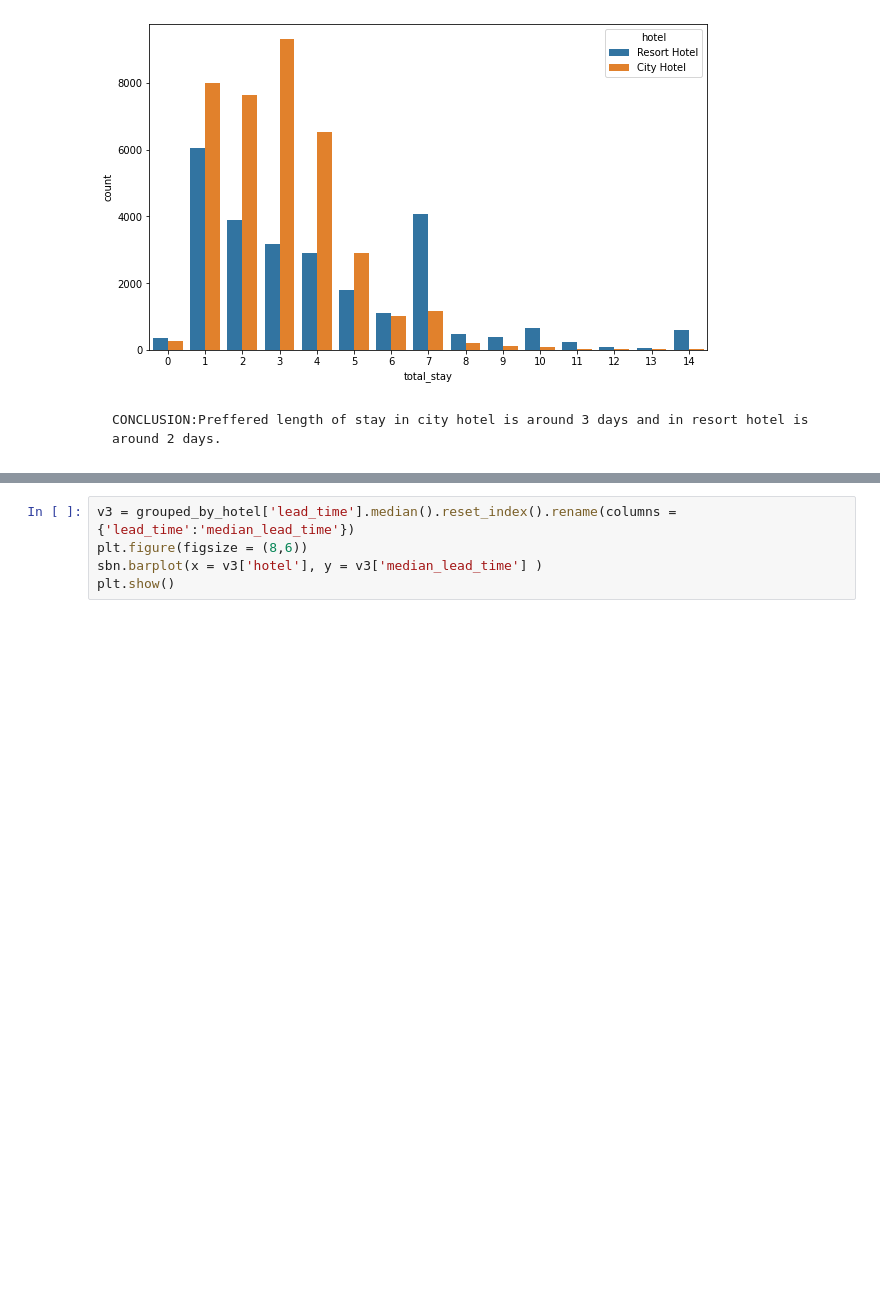
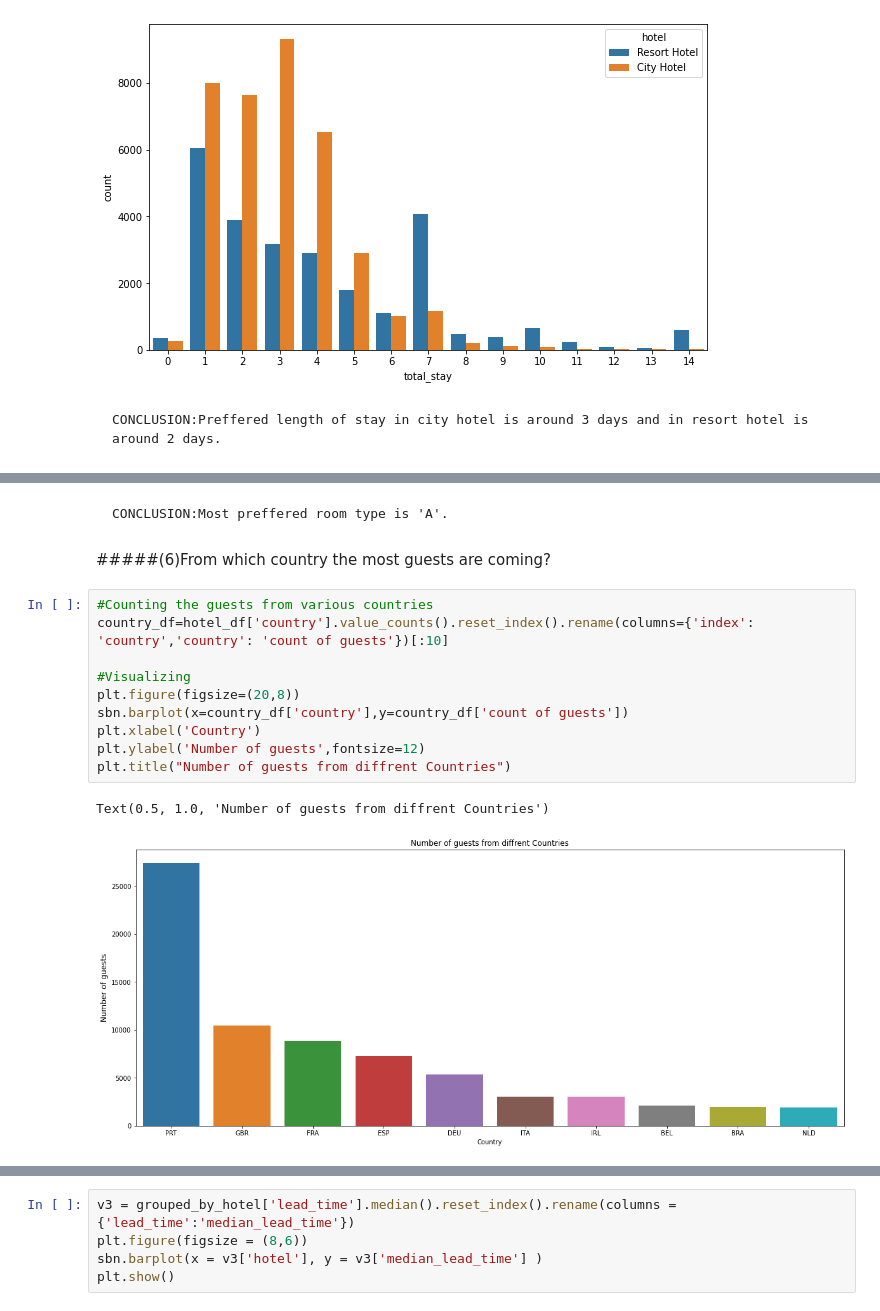
Before and after one commit to Adeve903/Ambuj-EDA-Hotel-booking, a Jupyter notebook: Hotel_Booking_Analysis_Capstone_Project.ipynb, the cells around one changed output, grey strips where cells are left out. Cells and saved outputs as stored; diff of their text form; blank space fills up the shorter version.

```diff
--- a/Hotel_Booking_Analysis_Capstone_Project.ipynb
+++ b/Hotel_Booking_Analysis_Capstone_Project.ipynb
@@ -320,0 +359,17 @@ plt.show()
+# %% [markdown]
+    CONCLUSION:Most preffered room type is 'A'.
+# %% [markdown]
+#####(6)From which country the most guests are coming?
+# %%
+#Counting the guests from various countries
+country_df=hotel_df['country'].value_counts().reset_index().rename(columns={'index': 'country','country': 'count of guests'})[:10]
+
+#Visualizing
+plt.figure(figsize=(20,8))
+sbn.barplot(x=country_df['country'],y=country_df['count of guests'])
+plt.xlabel('Country')
+plt.ylabel('Number of guests',fontsize=12)
+plt.title("Number of guests from diffrent Countries")
+# %% [output]
+Text(0.5, 1.0, 'Number of guests from diffrent Countries')
+[figure, added]
```
Also changed, not shown: parts of 33 cells of this notebook.
